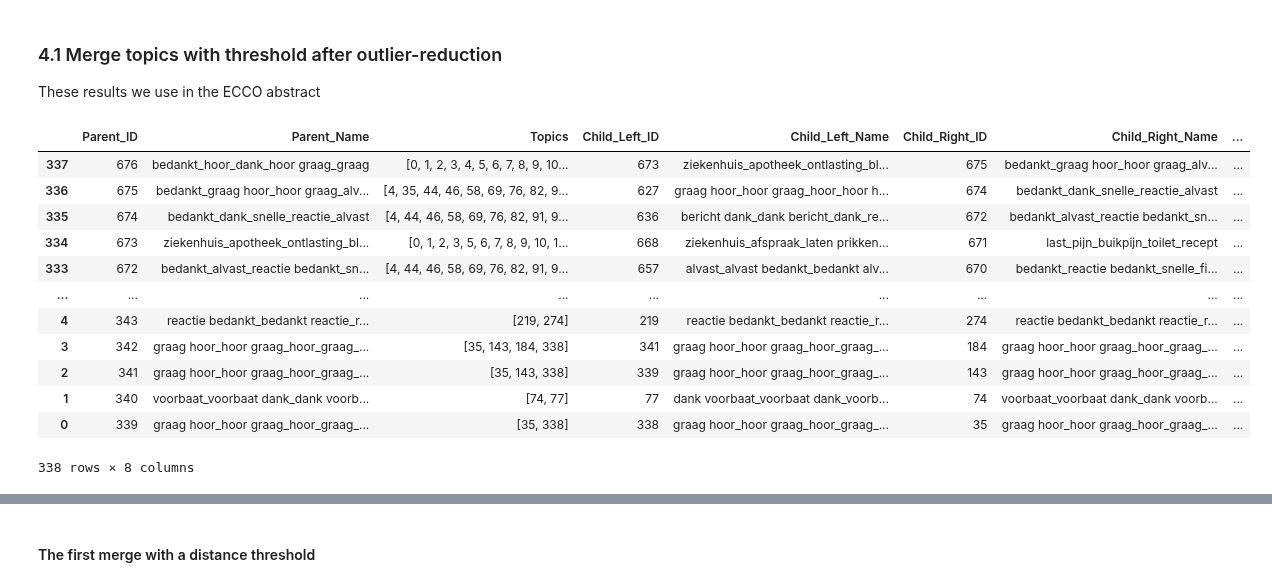
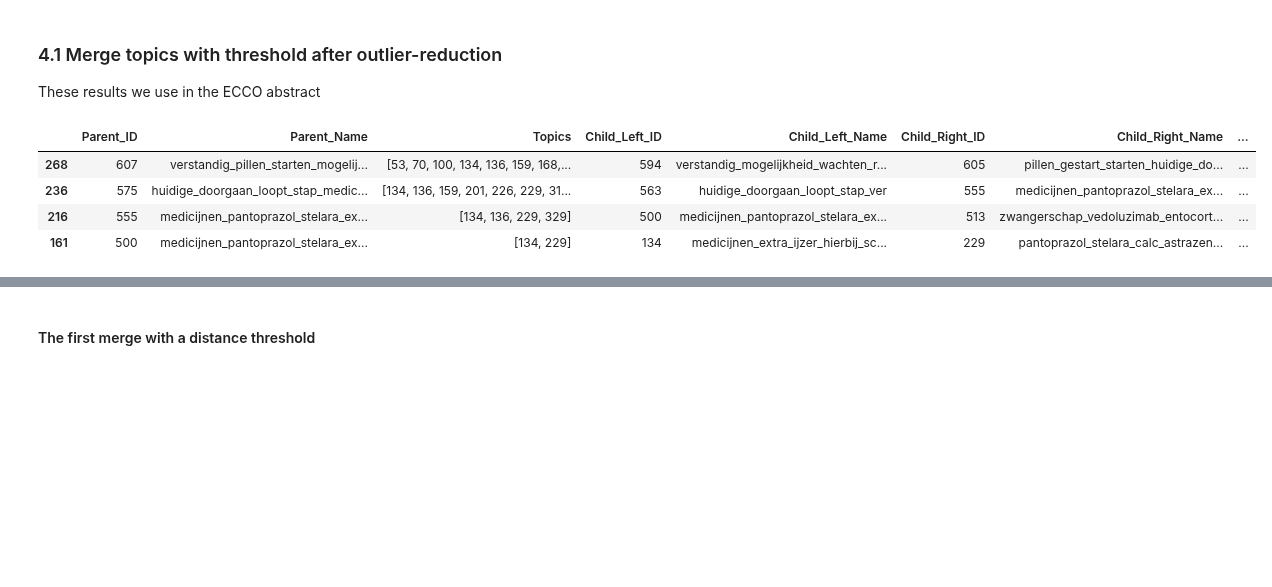
Before and after one commit to MaastrichtU-CDS/MyIBDcoachNLP, a Jupyter notebook: notebooks/analysis_of_sentences/bertje_ECCO.ipynb, the cells around one changed output, grey strips where cells are left out. Saved outputs shown, nothing was run; the diff lists cells and outputs as text; code cells hidden in the pictures; blank space fills up the shorter version.

```diff
--- a/notebooks/analysis_of_sentences/bertje_ECCO.ipynb
+++ b/notebooks/analysis_of_sentences/bertje_ECCO.ipynb
@@ -212,19 +212,12 @@ topic_model.visualize_topics()
 These results we use in the ECCO abstract
 # %%
 topic_model = loaded_topic_model_ro # use the model before outlier reduction
-# %%
-hierarchical_topics
-# %% [output]
-|  | Parent_ID | Parent_Name | Topics | Child_Left_ID | Child_Left_Name | Child_Right_ID | Child_Right_Name | ... |
-| 337 | 676 | bedankt_hoor_dank_hoor graag_graag | [0, 1, 2, 3, 4, 5, 6, 7, 8, 9, 10... | 673 | ziekenhuis_apotheek_ontlasting_bl... | 675 | bedankt_graag hoor_hoor graag_alv... | ... |
-| 336 | 675 | bedankt_graag hoor_hoor graag_alv... | [4, 35, 44, 46, 58, 69, 76, 82, 9... | 627 | graag hoor_hoor graag_hoor_hoor h... | 674 | bedankt_dank_snelle_reactie_alvast | ... |
-| 335 | 674 | bedankt_dank_snelle_reactie_alvast | [4, 44, 46, 58, 69, 76, 82, 91, 9... | 636 | bericht dank_dank bericht_dank_re... | 672 | bedankt_alvast_reactie bedankt_sn... | ... |
-| 334 | 673 | ziekenhuis_apotheek_ontlasting_bl... | [0, 1, 2, 3, 5, 6, 7, 8, 9, 10, 1... | 668 | ziekenhuis_afspraak_laten prikken... | 671 | last_pijn_buikpijn_toilet_recept | ... |
-| 333 | 672 | bedankt_alvast_reactie bedankt_sn... | [4, 44, 46, 58, 69, 76, 82, 91, 9... | 657 | alvast_alvast bedankt_bedankt alv... | 670 | bedankt_reactie bedankt_snelle_fi... | ... |
-| ... | ... | ... | ... | ... | ... | ... | ... | ... |
-| 4 | 343 | reactie bedankt_bedankt reactie_r... | [219, 274] | 219 | reactie bedankt_bedankt reactie_r... | 274 | reactie bedankt_bedankt reactie_r... | ... |
-| 3 | 342 | graag hoor_hoor graag_hoor_graag_... | [35, 143, 184, 338] | 341 | graag hoor_hoor graag_hoor_graag_... | 184 | graag hoor_hoor graag_hoor_graag_... | ... |
-| 2 | 341 | graag hoor_hoor graag_hoor_graag_... | [35, 143, 338] | 339 | graag hoor_hoor graag_hoor_graag_... | 143 | graag hoor_hoor graag_hoor_graag_... | ... |
-| 1 | 340 | voorbaat_voorbaat dank_dank voorb... | [74, 77] | 77 | dank voorbaat_voorbaat dank_voorb... | 74 | voorbaat_voorbaat dank_dank voorb... | ... |
-| 0 | 339 | graag hoor_hoor graag_hoor_graag_... | [35, 338] | 338 | graag hoor_hoor graag_hoor_graag_... | 35 | graag hoor_hoor graag_hoor_graag_... | ... |
-338 rows × 8 columns
+# %%
+pd.set_option("display.max_colwidth", None)
+hierarchical_topics[hierarchical_topics["Parent_Name"].astype(str).str.contains("medicijnen")] # search for parent cluster to merge based on the hierarchy plot
+# %% [output]
+|  | Parent_ID | Parent_Name | Topics | Child_Left_ID | Child_Left_Name | Child_Right_ID | Child_Right_Name | ... |
+| 268 | 607 | verstandig_pillen_starten_mogelij... | [53, 70, 100, 134, 136, 159, 168,... | 594 | verstandig_mogelijkheid_wachten_r... | 605 | pillen_gestart_starten_huidige_do... | ... |
+| 236 | 575 | huidige_doorgaan_loopt_stap_medic... | [134, 136, 159, 201, 226, 229, 31... | 563 | huidige_doorgaan_loopt_stap_ver | 555 | medicijnen_pantoprazol_stelara_ex... | ... |
+| 216 | 555 | medicijnen_pantoprazol_stelara_ex... | [134, 136, 229, 329] | 500 | medicijnen_pantoprazol_stelara_ex... | 513 | zwangerschap_vedoluzimab_entocort... | ... |
+| 161 | 500 | medicijnen_pantoprazol_stelara_ex... | [134, 229] | 134 | medicijnen_extra_ijzer_hierbij_sc... | 229 | pantoprazol_stelara_calc_astrazen... | ... |
```
Also changed, not shown: parts of 6 cells of this notebook.
